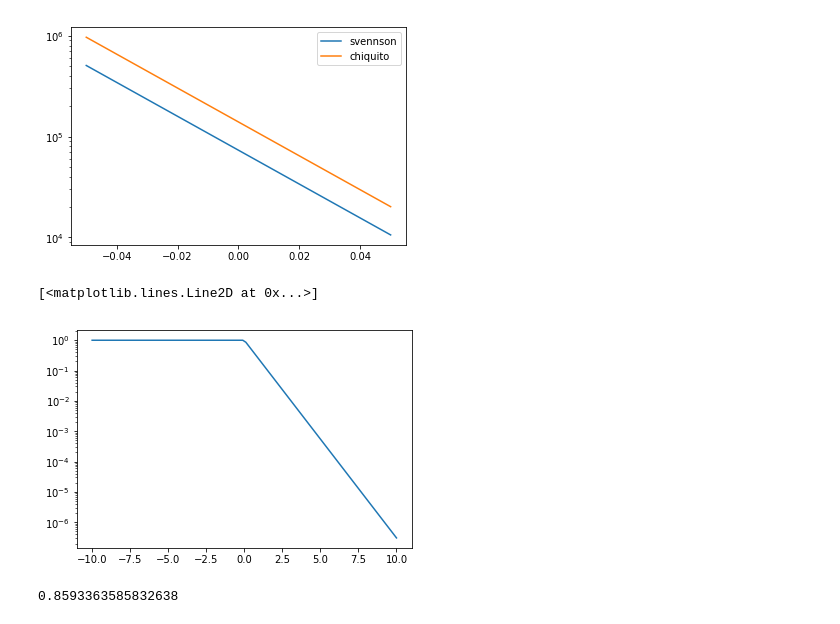
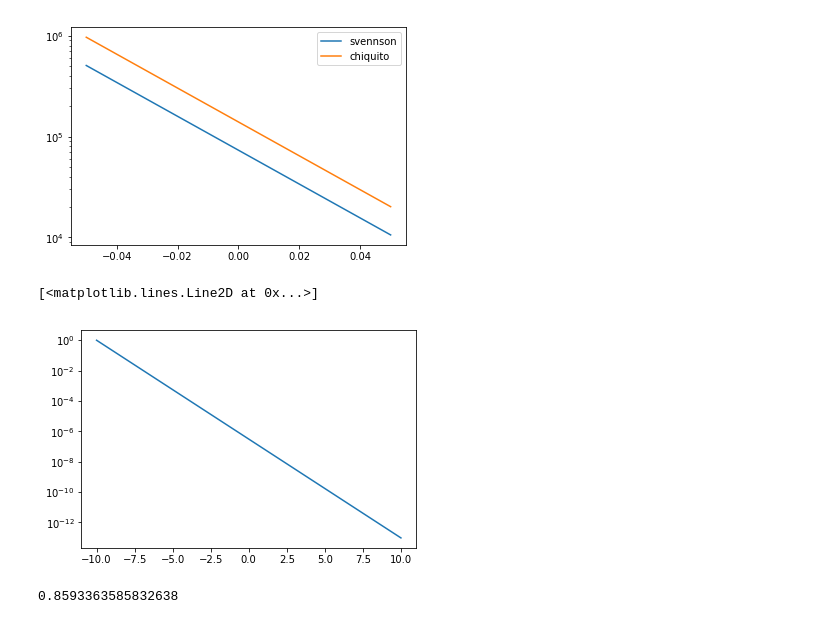
Before and after one commit to leobrowning92/networksim-cntfet, a Jupyter notebook: mechanism_testing.ipynb, the cells around one changed output. Drawn from its saved outputs; the diff is of its cells as text; code cells hidden in the pictures.

```diff
--- a/mechanism_testing.ipynb
+++ b/mechanism_testing.ipynb
@@ -67,18 +67,16 @@ plt.legend()
 [figure]
 # %%
 def lin_exp(vd,vg):
-    R=1
+    normalization=np.exp(-15)
     alpha=1.5
-    if vg>0:
-        return np.exp(-alpha*vg)*R
-    else:
-        return 1
+
+    return np.exp(-alpha*vg)*normalization
 x=np.linspace(-10,10,100)
 
 plt.semilogy(x,[lin_exp(0.1,i)for i in x])
 # %% [output]
 [<matplotlib.lines.Line2D at 0x...>]
-[figure, old version]
+[figure, new version]
 # %%
 np.random.rand()
 # %% [output]
```
Also changed, not shown: 1 other file.
